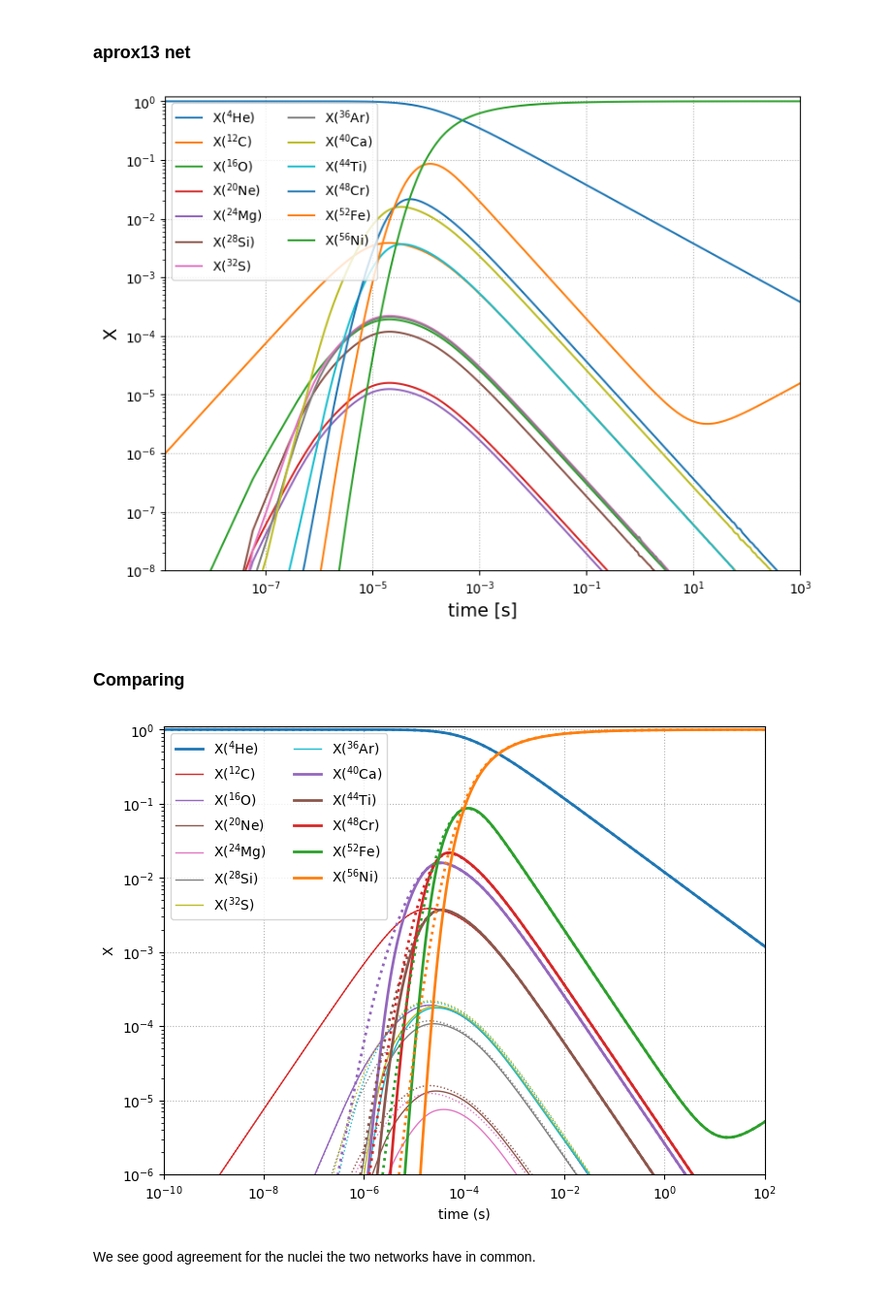
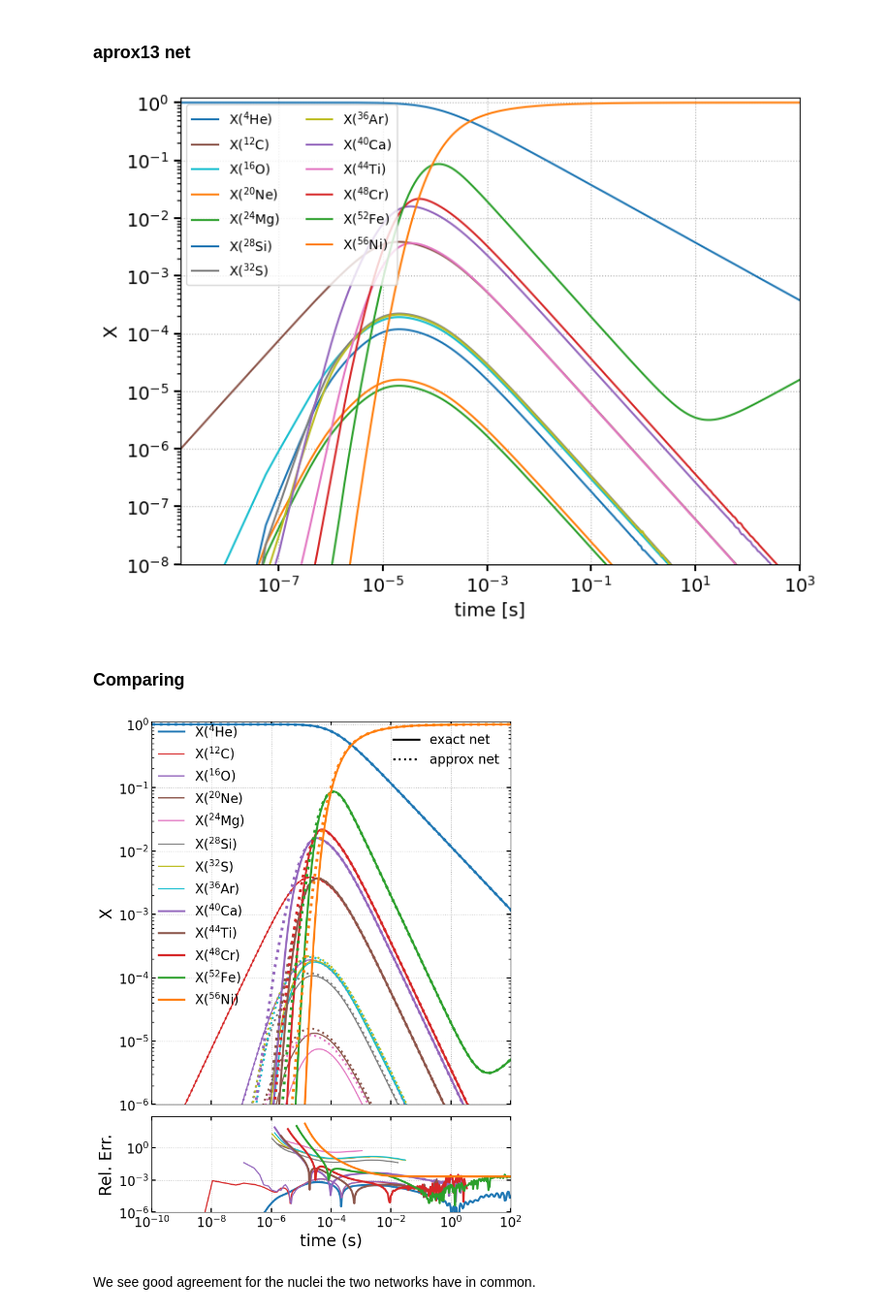
Before and after one commit to pynucastro/pynucastro3.0-paper-notebooks, a Jupyter notebook: approximate_rates/aprox13.ipynb, the cells around one changed output. Shown at 97% size. Cells and saved outputs as stored; diff of their text form; code cells hidden in the pictures.

```diff
--- a/approximate_rates/aprox13.ipynb
+++ b/approximate_rates/aprox13.ipynb
@@ -200,5 +192,6 @@ tmax = 1000.0
 sol_full = solve_ivp(fn.rhs, [0, tmax], Y0, method="BDF", jac=fn.jacobian,
                      dense_output=True, args=(rho, T), rtol=1.e-6, atol=1.e-8)
 # %%
-fig = net.plot_evolution(sol_full, ymin=1.e-8)
+net_sol = pyna.networks.NetworkSolution(sol_full, fn.rhs, fn.jacobian, net, rho, T)
+fig = net_sol.plot_evolution(ymin=1.e-6)
 # %% [output]
@@ -217,8 +210,9 @@ Y0 = X0 / ap.A
 sol_approx = solve_ivp(ap.rhs, [0, tmax], Y0, method="BDF", jac=ap.jacobian,
                        dense_output=True, args=(rho, T), rtol=1.e-6, atol=1.e-8)
 # %%
-fig = approx_net.plot_evolution(sol_approx, ymin=1.e-8)
+approx_net_sol = pyna.networks.NetworkSolution(sol_approx, ap.rhs, ap.jacobian, approx_net, rho, T)
+fig = approx_net_sol.plot_evolution(ymin=1.e-6)
 # %% [output]
-[figure, old version]
+[figure, new version]
 # %% [markdown]
 ### Comparing
@@ -234,31 +230,76 @@ main_nuclei = {"He4": "C0",
 # %%
-fig, ax = plt.subplots()
+fig, (ax, ax_err) = plt.subplots(2, 1, figsize=(8, 11), sharex=True,
+                                 gridspec_kw={"height_ratios": [4, 1], "hspace": 0.05})
 
+# Top Panel
 c = 3
 for i in range(ap.nnuc):
     if (nm := ap.names[i].capitalize()) in main_nuclei:
         color = main_nuclei[nm]
-        lw = 2
+        lw = 2.5
     else:
         color = f"C{c}"
-        lw = 1
+        lw = 1.5
         c += 1
     ax.loglog(sol_approx.t, sol_approx.y[i,:] * ap.A[i],
-              linestyle=":", color=color, lw=lw)
+              linestyle=":", color=color, lw=lw+1)
     idx = fn.names.index(ap.names[i])
     ax.loglog(sol_full.t, sol_full.y[idx,:] * fn.A[idx],
               label=rf"X$({pyna.Nucleus(fn.names[idx]).pretty})$",
               linestyle="-", color=color, lw=lw)
 
 ax.set_ylim(1.e-6, 1.1)
-ax.set_xlim(1.e-10, 100)
-fig.set_size_inches((8,6))
-ax.set_xlabel("time (s)")
+ax.set_xlim(1.e-10, 1.e2)
 ax.set_ylabel("X")
-ax.legend(ncol=2)
 ax.grid(ls=":")
+
+# Add species legend
+handles, labels = ax.get_legend_handles_labels()
+fig.legend(handles, labels, loc="center left",
+           bbox_to_anchor=(0.115, 0.655), ncol=1, frameon=False)
+
+# Add line legend
+style_legend = [
+    plt.Line2D([0], [0], color="k", linestyle="-", label="exact net"),
+    plt.Line2D([0], [0], color="k", linestyle=":", label="approx net"),
+]
+ax.legend(handles=style_legend, loc="upper right", frameon=False)
+
+# Bot panel for plotting error between common species
+X_FLOOR = 1.e-6
+c = 3
+for i, nuc in enumerate(approx_net_sol.unique_nuclei):
+    if (nm := ap.names[i].capitalize()) in main_nuclei:
+        color = main_nuclei[nm]
+        lw = 2.5
+    else:
+        color = f"C{c}"
+        lw = 1.5
+        c += 1
+    idx = net_sol.unique_nuclei.index(nuc)
+    X_ref = net_sol.X[idx, :]
+    X_approx = approx_net_sol.X_at(net_sol.t)[i, :]
+
+    # Only compute error for X greater than absolute tolerance of the integrator
+    invalid = X_ref < X_FLOOR
+    rel_err = np.abs(X_approx - X_ref) / X_ref
+    rel_err[invalid] = np.nan
+
+    ax_err.loglog(net_sol.t, rel_err,
+              label=rf"X$({nuc.pretty})$",
+              linestyle="-", color=color, linewidth=lw)
+
+ax_err.set_xlabel("time (s)")
+ax_err.set_ylabel("Rel. Err.")
+ax_err.grid(ls=":")
+ax_err.set_ylim(ymin=1e-6)
+for a in (ax, ax_err):
+    a.minorticks_on()
+    a.tick_params(top=True, bottom=True,
+                  left=True, right=True,
+                  direction="in", which="both")
 # %% [output]
-[figure, old version]
+[figure, new version]
 # %% [markdown]
 We see good agreement for the nuclei the two networks have in common.
 # %%
```
Also changed, not shown: parts of 14 cells of this notebook, 1 other file.
